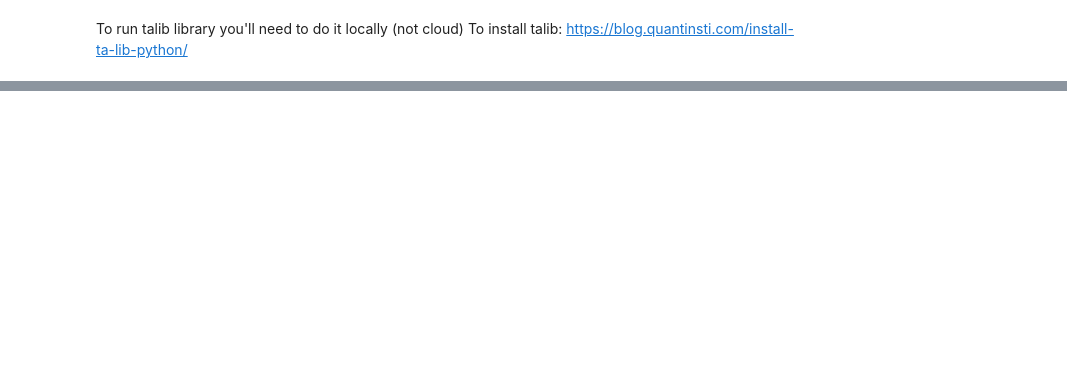
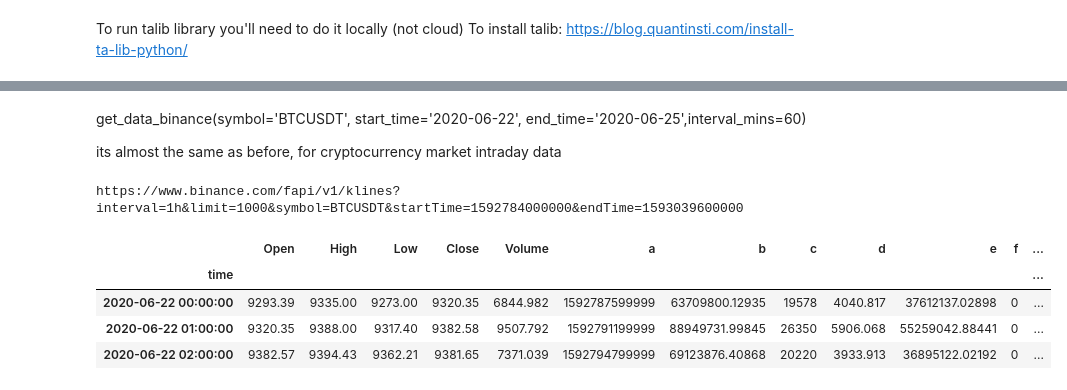
Before and after one commit to juanvalenciaen/AlgoTrader, a Jupyter notebook: Main/introduction.ipynb, the cells around one changed output, grey strips where cells are left out. Cells and saved outputs as stored; diff of their text form; code cells hidden in the pictures; blank space fills up the shorter version.

```diff
--- a/Main/introduction.ipynb
+++ b/Main/introduction.ipynb
@@ -56,0 +120,14 @@ Date
+# %% [markdown]
+get_data_binance(symbol='BTCUSDT', start_time='2020-06-22', end_time='2020-06-25',interval_mins=60)
+
+its almost the same as before, for cryptocurrency market intraday data
+# %%
+df6 = f.get_data_binance()
+df6.head(3)
+# %% [output]
+https://www.binance.com/fapi/v1/klines?interval=1h&limit=1000&symbol=BTCUSDT&startTime=1592784000000&endTime=1593039600000
+|  | Open | High | Low | Close | Volume | a | b | c | d | e | f | ... |
+| time |  |  |  |  |  |  |  |  |  |  |  | ... |
+| 2020-06-22 00:00:00 | 9293.39 | 9335.00 | 9273.00 | 9320.35 | 6844.982 | 1592787599999 | 63709800.12935 | 19578 | 4040.817 | 37612137.02898 | 0 | ... |
+| 2020-06-22 01:00:00 | 9320.35 | 9388.00 | 9317.40 | 9382.58 | 9507.792 | 1592791199999 | 88949731.99845 | 26350 | 5906.068 | 55259042.88441 | 0 | ... |
+| 2020-06-22 02:00:00 | 9382.57 | 9394.43 | 9362.21 | 9381.65 | 7371.039 | 1592794799999 | 69123876.40868 | 20220 | 3933.913 | 36895122.02192 | 0 | ... |
```
Also changed, not shown: parts of 15 cells of this notebook.
